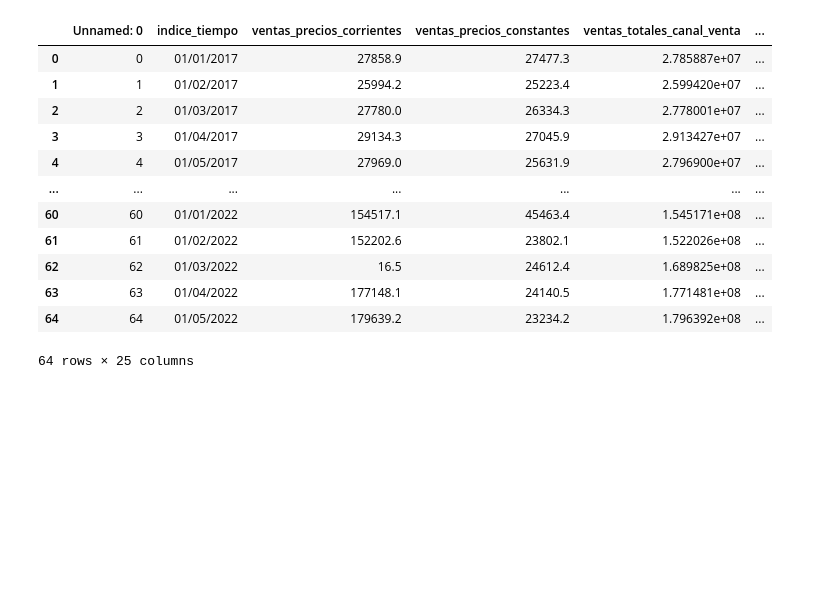
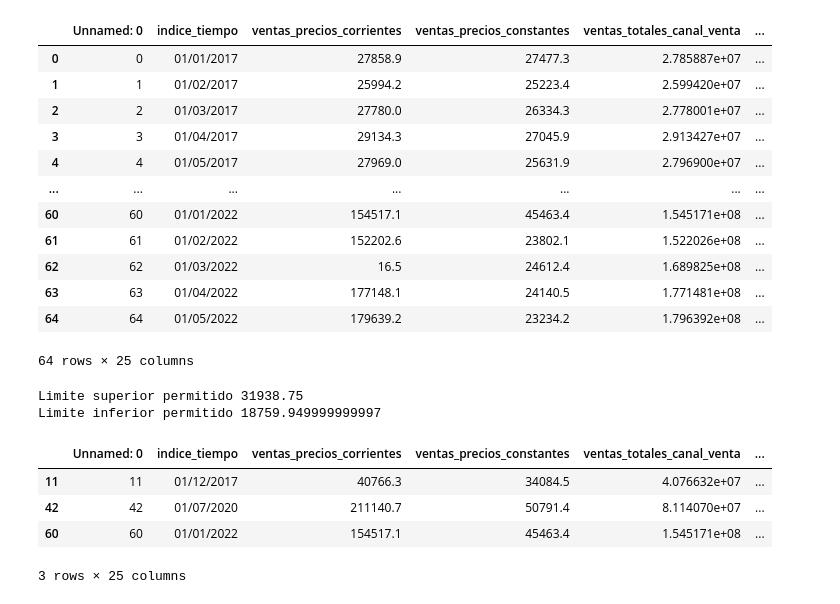
Before and after one commit to ElizabethCobos/Actividad3, a Jupyter notebook: Actividad3.ipynb, the cells around one changed output. Drawn from its saved outputs; the diff is of its cells as text; code cells hidden in the pictures; blank space fills up the shorter version.

```diff
--- a/Actividad3.ipynb
+++ b/Actividad3.ipynb
@@ -782,3 +782,30 @@ data_clean_iqr
 | 63 | 63 | 01/04/2022 | 177148.1 | 24140.5 | 1.771481e+08 | ... |
 | 64 | 64 | 01/05/2022 | 179639.2 | 23234.2 | 1.796392e+08 | ... |
 64 rows × 25 columns
+# %%
+# VENTAS PRECIOS CONSTANTES
+
+# #Método aplicando Cuartiles. Encuentro cuartiles 0.25 y 0.75
+y=data_fil["ventas_precios_constantes"]
+
+percentile25=y.quantile(0.25) #Q1
+percentile75=y.quantile(0.75) #Q3
+iqr= percentile75 - percentile25
+
+Limite_Superior_iqr= percentile75 + 1.5*iqr
+Limite_Inferior_iqr= percentile25 - 1.5*iqr
+print("Limite superior permitido", Limite_Superior_iqr)
+print("Limite inferior permitido", Limite_Inferior_iqr)
+# %% [output]
+Limite superior permitido 31938.75
+Limite inferior permitido 18759.949999999997
+# %%
+#Encontramos Ouliers
+outliers_iqr= data_fil[(y>Limite_Superior_iqr)|(y<Limite_Inferior_iqr)]
+outliers_iqr
+# %% [output]
+|  | Unnamed: 0 | indice_tiempo | ventas_precios_corrientes | ventas_precios_constantes | ventas_totales_canal_venta | ... |
+| 11 | 11 | 01/12/2017 | 40766.3 | 34084.5 | 4.076632e+07 | ... |
+| 42 | 42 | 01/07/2020 | 211140.7 | 50791.4 | 8.114070e+07 | ... |
+| 60 | 60 | 01/01/2022 | 154517.1 | 45463.4 | 1.545171e+08 | ... |
+3 rows × 25 columns
```
Also changed, not shown: parts of 1 cell of this notebook.
